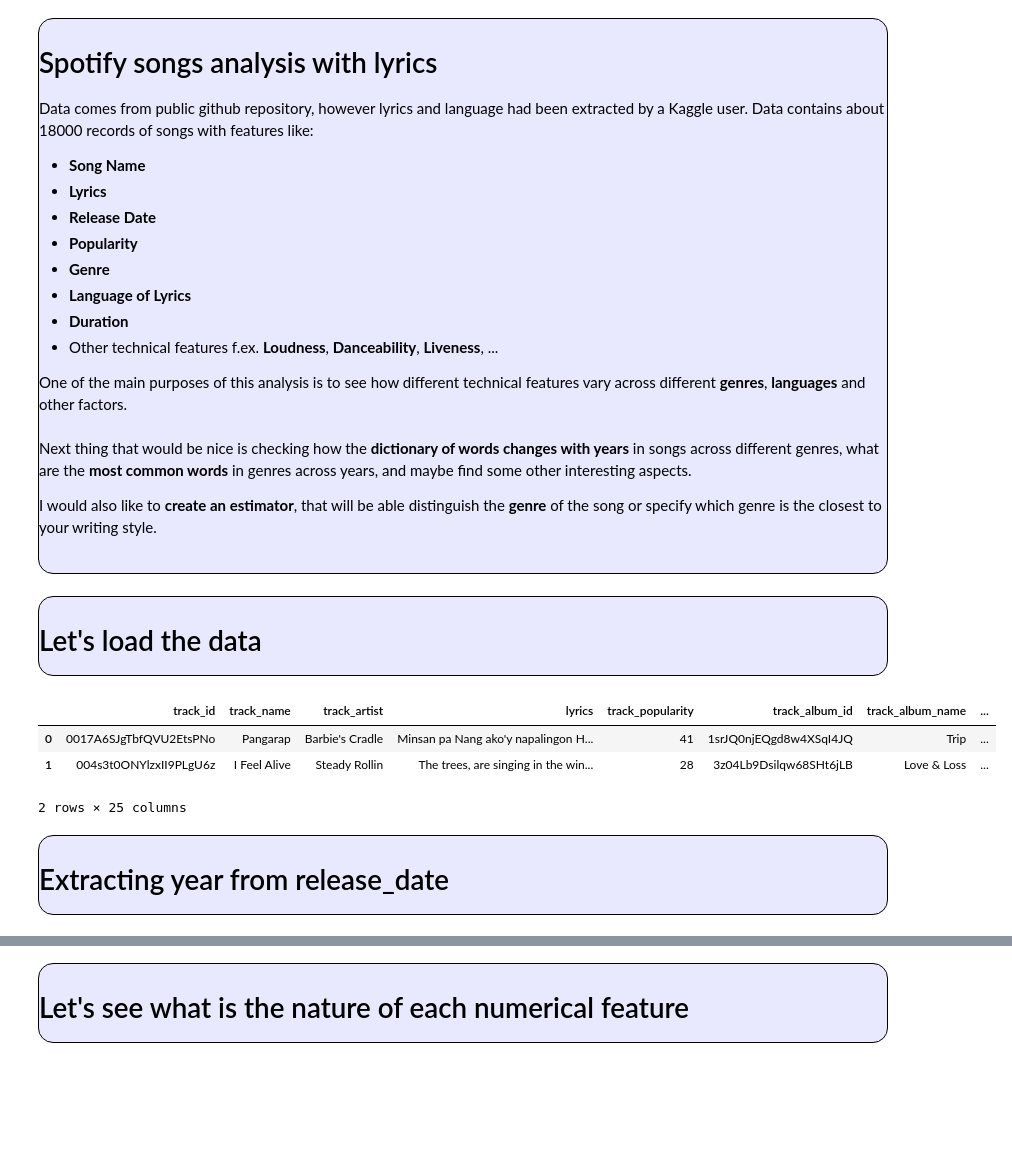
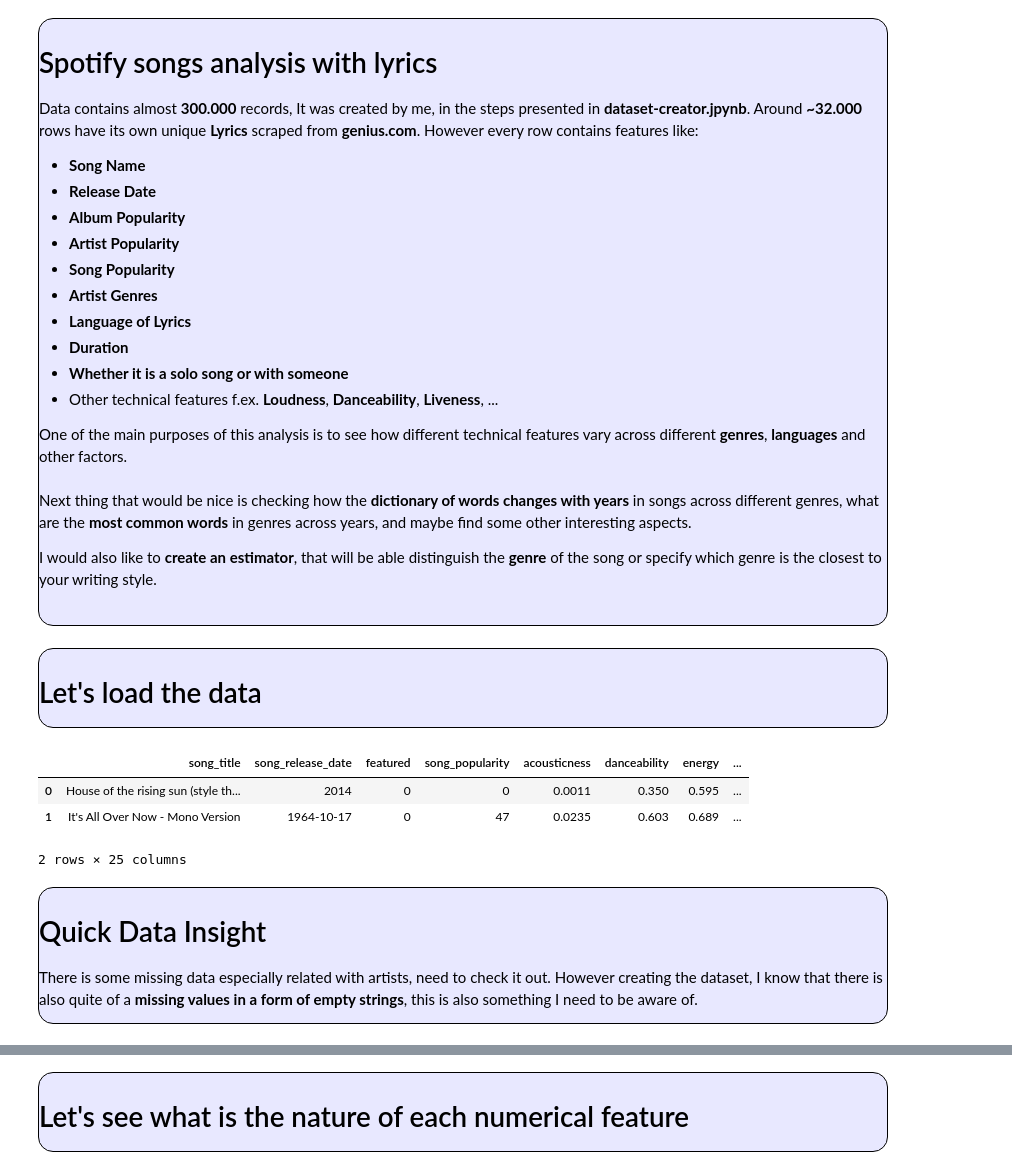
Before and after one commit to milonpabis/songs-over-years-analysis, a Jupyter notebook: songs-EDA.ipynb, the cells around one changed output, grey strips where cells are left out. Cells and saved outputs as stored; diff of their text form; code cells hidden in the pictures; blank space fills up the shorter version.

Commit message:
Full dataset, Analysis init

```diff
--- a/songs-EDA.ipynb
+++ b/songs-EDA.ipynb
@@ -3,16 +3,17 @@
 
 # Spotify songs analysis with lyrics
 
-Data comes from public github repository, however lyrics and language had been extracted by a Kaggle user.
-Data contains about 18000 records of songs with features like:
+Data contains almost **300.000** records, It was created by me, in the steps presented in **dataset-creator.jpynb**. Around **~32.000** rows have its own unique **Lyrics** scraped from **genius.com**. However every row contains features like:<br>
 
 - **Song Name**
-- **Lyrics**
 - **Release Date**
-- **Popularity**
-- **Genre**
+- **Album Popularity**
+- **Artist Popularity**
+- **Song Popularity**
+- **Artist Genres**
 - **Language of Lyrics**
 - **Duration**
+- **Whether it is a solo song or with someone**
 - Other technical features f.ex. **Loudness**, **Danceability**, **Liveness**, ...
 
 
@@ -28,23 +29,28 @@ import matplotlib.pyplot as plt
 import seaborn as sns
 import missingno as msno
 import scipy as sp
+from db_management.db import SongsDB
+from datetime import datetime
 
 sns.set_style("whitegrid")
 sns.set_palette("inferno")
+database = SongsDB()
 # %% [markdown]
 <div style="background: rgb(232, 232, 255); padding-left: 10px; border: 1px solid black; font-family: Monospace; border-radius: 15px; box-shadow: 2px 2px 0px 0px rgba(0,0,0,0.7);">
 
 # Let's load the data
 # %%
-df_lyrics = pd.read_csv("data/spotify_songs_lyrics.csv")
+df_lyrics = database.get_data()
 df_lyrics.head(2)
 # %% [output]
-|  | track_id | track_name | track_artist | lyrics | track_popularity | track_album_id | track_album_name | ... |
-| 0 | 0017A6SJgTbfQVU2EtsPNo | Pangarap | Barbie's Cradle | Minsan pa Nang ako'y napalingon H... | 41 | 1srJQ0njEQgd8w4XSqI4JQ | Trip | ... |
-| 1 | 004s3t0ONYlzxII9PLgU6z | I Feel Alive | Steady Rollin | The trees, are singing in the win... | 28 | 3z04Lb9Dsilqw68SHt6jLB | Love & Loss | ... |
+|  | song_title | song_release_date | featured | song_popularity | acousticness | danceability | energy | ... |
+| 0 | House of the rising sun (style th... | 2014 | 0 | 0 | 0.0011 | 0.350 | 0.595 | ... |
+| 1 | It's All Over Now - Mono Version | 1964-10-17 | 0 | 47 | 0.0235 | 0.603 | 0.689 | ... |
 2 rows × 25 columns
 # %% [markdown]
 <div style="background: rgb(232, 232, 255); padding-left: 10px; border: 1px solid black; font-family: Monospace; border-radius: 15px; box-shadow: 2px 2px 0px 0px rgba(0,0,0,0.7);">
 
-# Extracting year from release_date
+# Quick Data Insight
+
+There is some missing data especially related with artists, need to check it out. However creating the dataset, I know that there is also quite of a **missing values in a form of empty strings**, this is also something I need to be aware of.
 # %%
```
Also changed, not shown: parts of 15 cells of this notebook, 2 other files.
